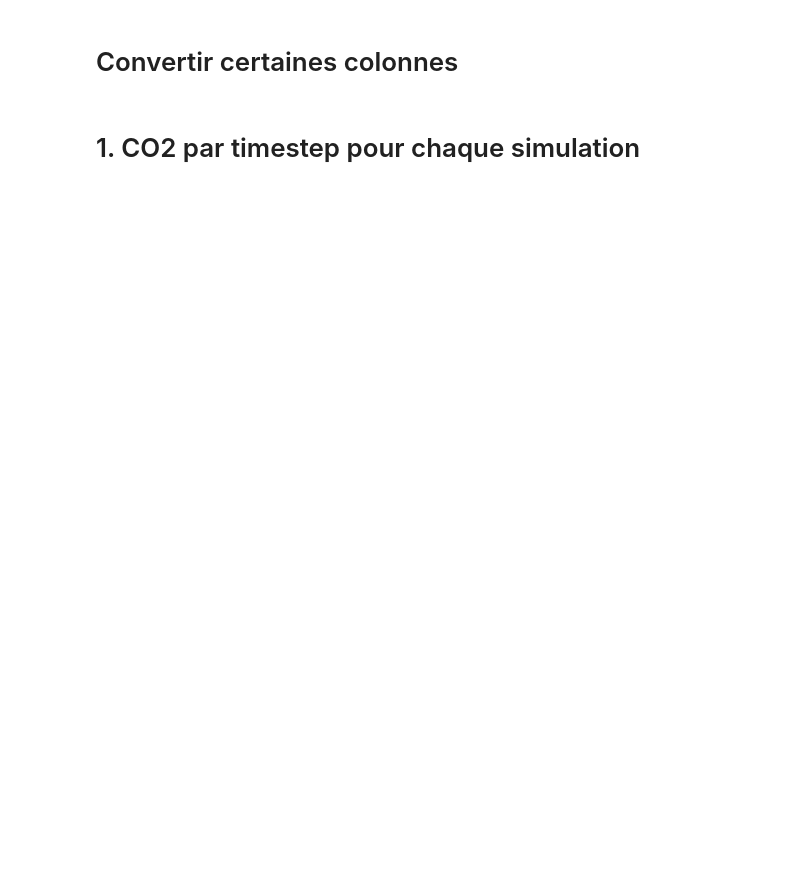
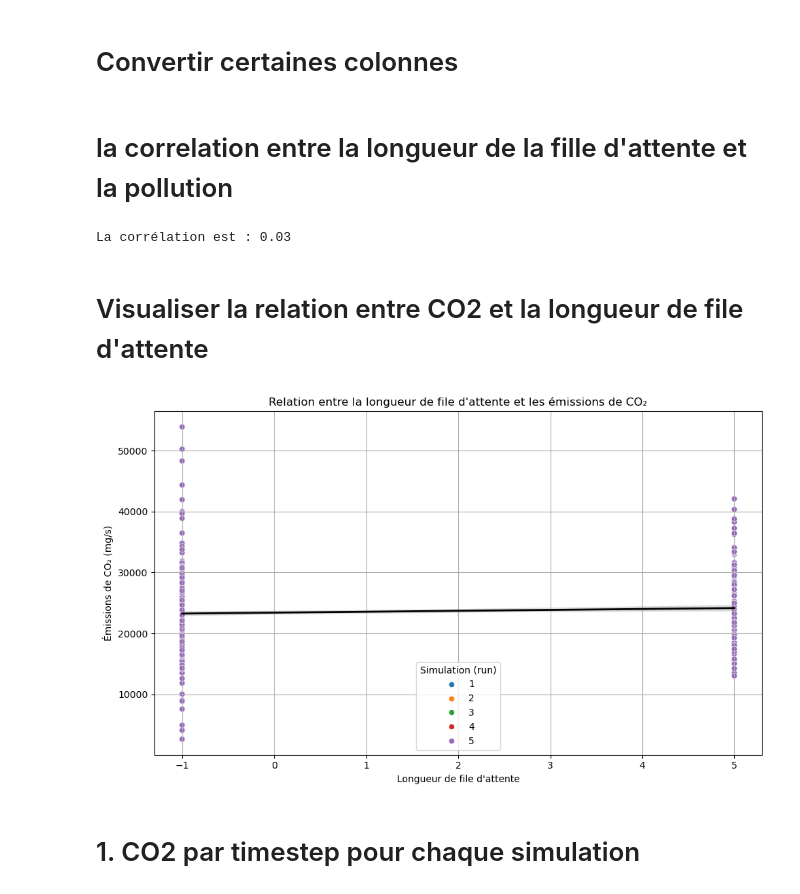
Before and after one commit to bakirmohammed1234/Smart_Cities, a Jupyter notebook: SmartCitiesBakir.ipynb, the cells around one changed output. Drawn from its saved outputs; the diff is of its cells as text; code cells hidden in the pictures; blank space fills up the shorter version.

Commit message:
Ajouter le ghraphique de correlation entre CO2 et La longueur de fille d'attente

```diff
--- a/SmartCitiesBakir.ipynb
+++ b/SmartCitiesBakir.ipynb
@@ -46,6 +47,45 @@ df_emissions["time"] = pd.to_numeric(df_emissions["time"])
 df_emissions["CO2"] = pd.to_numeric(df_emissions["CO2"], errors="coerce")
 df_emissions["fuel"] = pd.to_numeric(df_emissions["fuel"], errors="coerce")
 df_emissions["run"] = df_emissions["run"].astype(int)
+
+df_queue["time"] = pd.to_numeric(df_queue["begin"])
+df_queue["length"] = pd.to_numeric(df_queue["length"], errors="coerce")
+df_queue["run"] = df_queue["run"].astype(int)
+# %% [markdown]
+# la correlation entre la longueur de la fille d'attente et la pollution
+# %%
+
+# Agréger les émissions de CO2 par time et run (en les sommant par timestep)
+df_emissions_agg = df_emissions.groupby(["run", "time"])["CO2"].sum().reset_index()
+
+# Agréger les longueurs de file d’attente par time et run (moyenne ou somme possible)
+df_queue_agg = df_queue.groupby(["run", "time"])["length"].mean().reset_index()
+
+# 🔗 Fusionner les deux sur run et time
+df_merged = pd.merge(df_emissions_agg, df_queue_agg, on=["run", "time"])
+df_merged1 = pd.merge(df_emissions, df_queue, on=["run", "time"])
+correlation, _ = pearsonr(df_merged1["length"],df_merged1["CO2"])
+
+print(f"La corrélation est : {correlation:.2f}")
+# %% [output]
+La corrélation est : 0.03
+# %% [markdown]
+# Visualiser la relation entre CO2 et la longueur de file d'attente
+# %%
+
+plt.figure(figsize=(10, 6))
+sns.scatterplot(data=df_merged, x="length", y="CO2", hue="run", palette="tab10")
+sns.regplot(data=df_merged, x="length", y="CO2", scatter=False, color="black", line_kws={"linewidth": 2})
+
+plt.title("Relation entre la longueur de file d'attente et les émissions de CO₂")
+plt.xlabel("Longueur de file d'attente")
+plt.ylabel("Émissions de CO₂ (mg/s)")
+plt.legend(title="Simulation (run)")
+plt.grid(True)
+plt.tight_layout()
+plt.show()
+# %% [output]
+[figure, added]
 # %% [markdown]
 #  1. CO2 par timestep pour chaque simulation
 # %%
```
Also changed, not shown: parts of 5 cells of this notebook.
